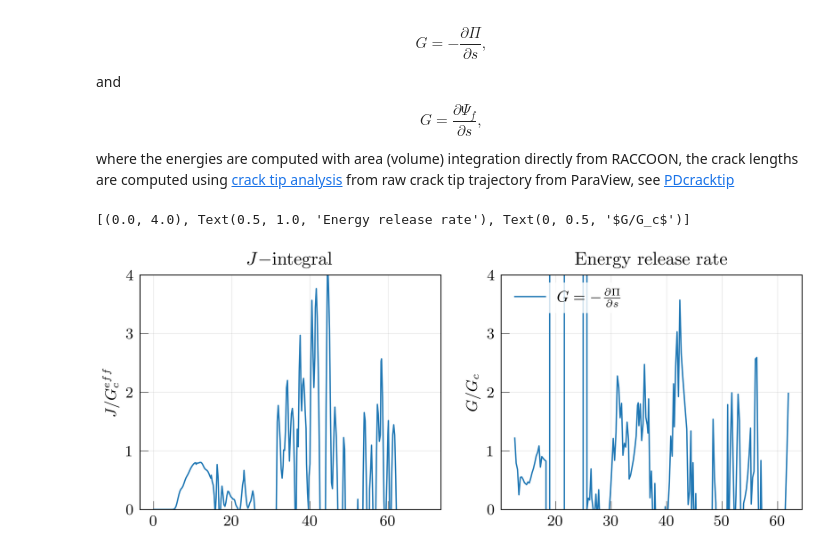
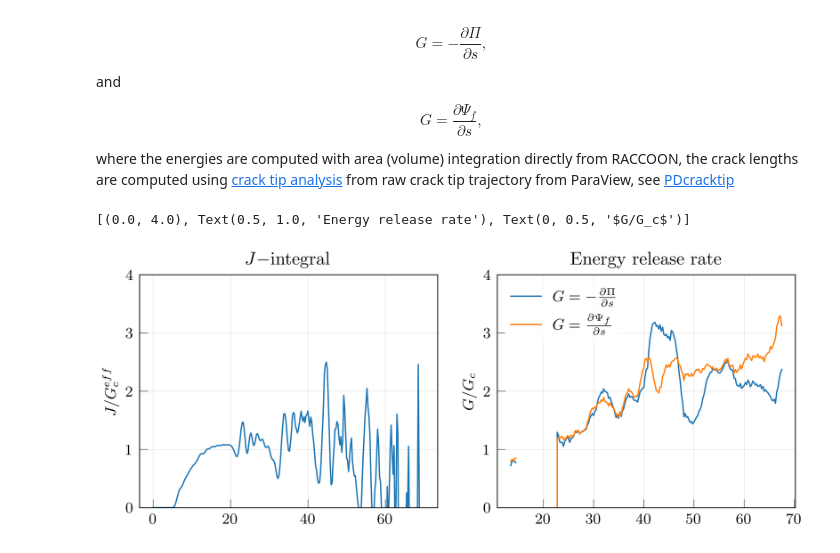
Before and after one commit to lyyc199586/cm-vis, a Jupyter notebook: examples/energy_release_rate.ipynb, the cells around one changed output. Cells and saved outputs as stored; diff of their text form; code cells hidden in the pictures.

```diff
--- a/examples/energy_release_rate.ipynb
+++ b/examples/energy_release_rate.ipynb
@@ -35,36 +35,36 @@ import matplotlib.pyplot as plt
 from scipy.signal import savgol_filter
 import cm_vis
 
-# energy = pd.read_csv("../data/tip/coh_p1_l0.625_h1_rf3_tb0_tf70.csv")
-# tip = pd.read_csv("../data/tip/coh_p1_l0.625_tip_d0.5_wl11_po5.csv")
-energy = pd.read_csv("../data/tip/nuc24_p1_l0.625_h1_rf3_tb0_tf70.csv")
-tip = pd.read_csv("../data/tip/nuc24_p1_l0.625_tip_d0.5_wl11_po5.csv")
+energy = pd.read_csv("../data/tip/coh_p1_l0.625_h1_rf3_tb0_tf70.csv")
+tip = pd.read_csv("../data/tip/coh_p1_l0.625_tip_d0.5_wl11_po5.csv")
+# energy = pd.read_csv("../data/tip/nuc24_p1_l0.625_h1_rf3_tb0_tf70.csv")
+# tip = pd.read_csv("../data/tip/nuc24_p1_l0.625_tip_d0.5_wl11_po5.csv")
 
 # calculate G
 en = energy.copy()
 Total = en["SE"] + en["KE"] - en["PEW"]
 FE = en["FE"]
 crack_length = tip["Raw Length"].copy()
 
 G1 = -Total.diff().values / crack_length.diff().values
 G2 = FE.diff().values / crack_length.diff().values
 
 # smooth
 G1_smooth = savgol_filter(G1, window_length=19, polyorder=2)
 G2_smooth = savgol_filter(G2, window_length=19, polyorder=2)
 
 # plot G compared to J int
 fig, (ax1, ax2) = plt.subplots(1, 2, figsize=(7, 2.5))
 plt.style.use("elsevier")
 
 Gc = 3e-3
 ax1.plot(en["time"], en["DJ"] / Gc, label="DJ")
 ax2.plot(en["time"], G1_smooth / Gc, label=r"$G = -\frac{\partial\Pi}{\partial s}$")
-# ax2.plot(en["time"], G2_smooth / Gc, label=r"$G = \frac{\partial\Psi_f}{\partial s}$")
+ax2.plot(en["time"], G2_smooth / Gc, label=r"$G = \frac{\partial\Psi_f}{\partial s}$")
 ax2.legend()
 
 ax1.set(ylim=[0, 4], title="$J-$integral", ylabel=r"$J/G_c^{eff}$")
 ax2.set(ylim=[0, 4], title="Energy release rate", ylabel=r"$G/G_c$")
 # %% [output]
 [(0.0, 4.0), Text(0.5, 1.0, 'Energy release rate'), Text(0, 0.5, '$G/G_c$')]
-[figure, old version]
+[figure, new version]
```
